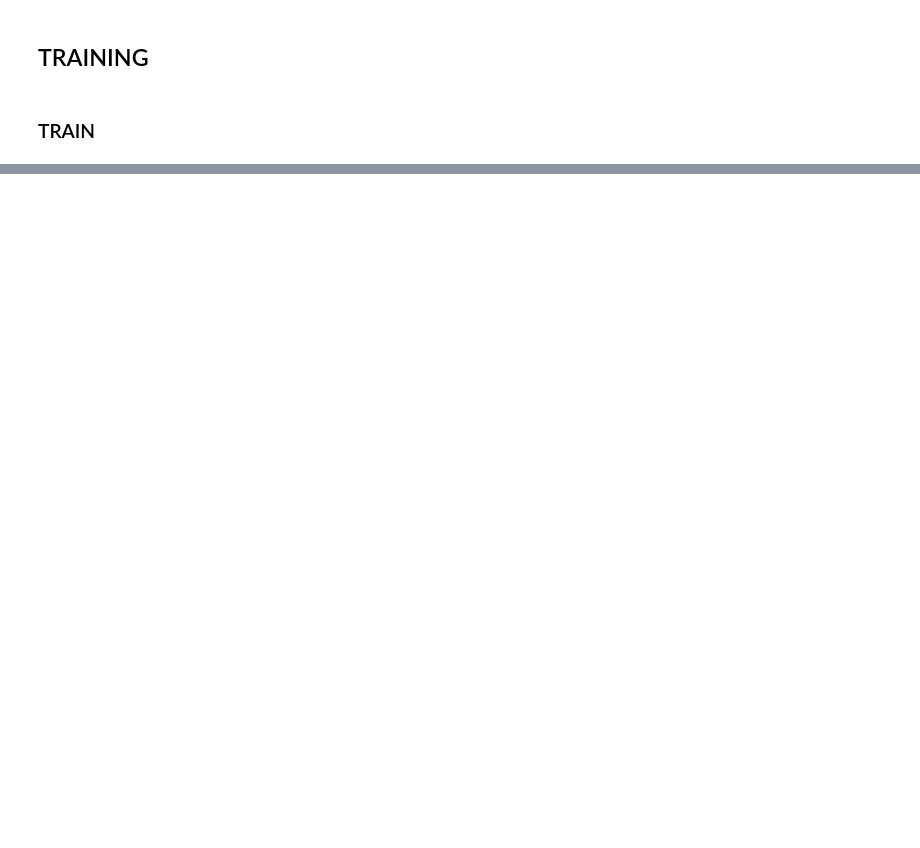
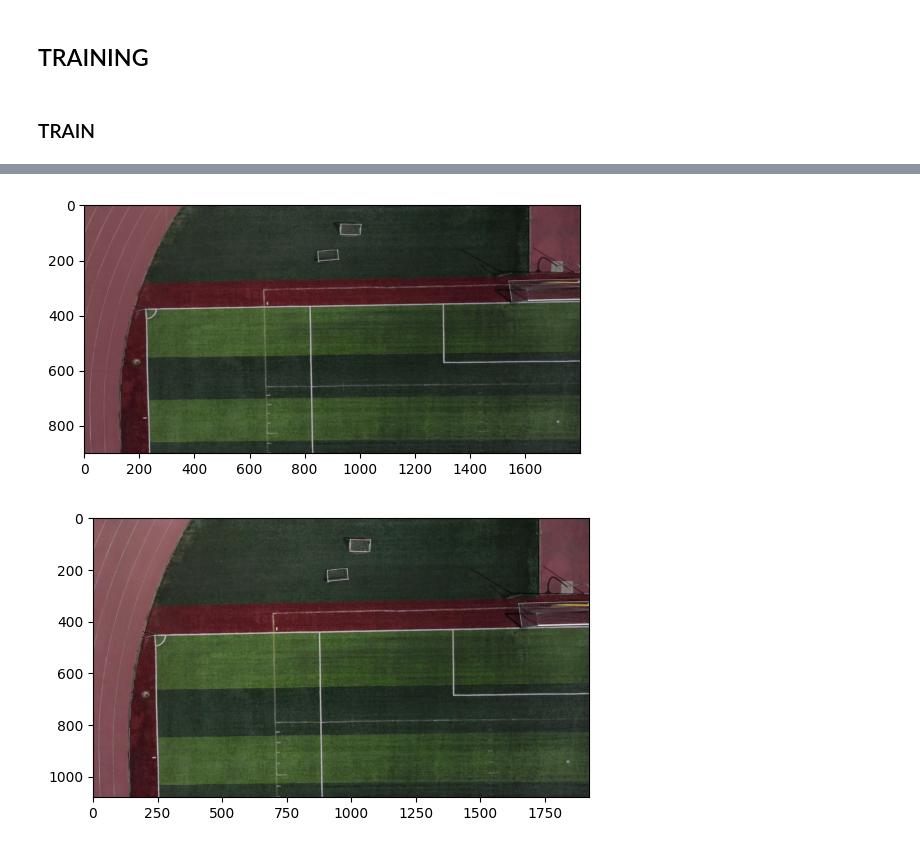
Before and after one commit to rag0nn/noise-detection-dlmodel, a Jupyter notebook: noise-predictor-training.ipynb, the cells around one changed output, grey strips where cells are left out. Cells and saved outputs as stored; diff of their text form; code cells hidden in the pictures; blank space fills up the shorter version.

```diff
--- a/noise-predictor-training.ipynb
+++ b/noise-predictor-training.ipynb
@@ -344,0 +372,2 @@ dataset!!
+# %%
+model = load_model("./training/noise-predictor/01_30-18_55_400.h5")
@@ -344,0 +378,2 @@ dataset!!
+# %%
+model.optimizer.learning_rate = 0.0005
@@ -344,0 +410,21 @@ dataset!!
+# %%
+def test_im2(model,image,sub_width=300,sub_height=300):
+    image = cv2.resize(image,(1800,900))
+    out = image.copy()
+    width_count = int(1800 / sub_width)
+    height_count = int(900 / sub_height)
+    image = scale_im(image)
+    segments = segment_im(image)
+    segments = np.array(segments)
+    segments = np.reshape(segments,(height_count,width_count,sub_width,sub_height,3))
+    for i,row in enumerate(segments):
+        row_out = model.predict(row)
+        for j,output in enumerate(row_out):
+            out[i*sub_height:(i+1)*sub_height,j*sub_width:(j+1)*sub_width] = descale_im(output)
+
+    return out
+# %%
+name = os.listdir(IMAGES_PATH)[0]
+image_path = f"{IMAGES_PATH}/{name}"
+test_image = cv2.imread(image_path)
+estimation = test_im2(model,test_image)
@@ -344,0 +435,8 @@ dataset!!
+# %%
+plt.imshow(cv2.cvtColor(estimation,cv2.COLOR_BGR2RGB))
+plt.show()
+plt.imshow(cv2.cvtColor(test_image,cv2.COLOR_BGR2RGB))
+plt.show()
+# %% [output]
+[figure, added]
+[figure, added]
```
Also changed, not shown: parts of 20 cells of this notebook, 3 other files.
